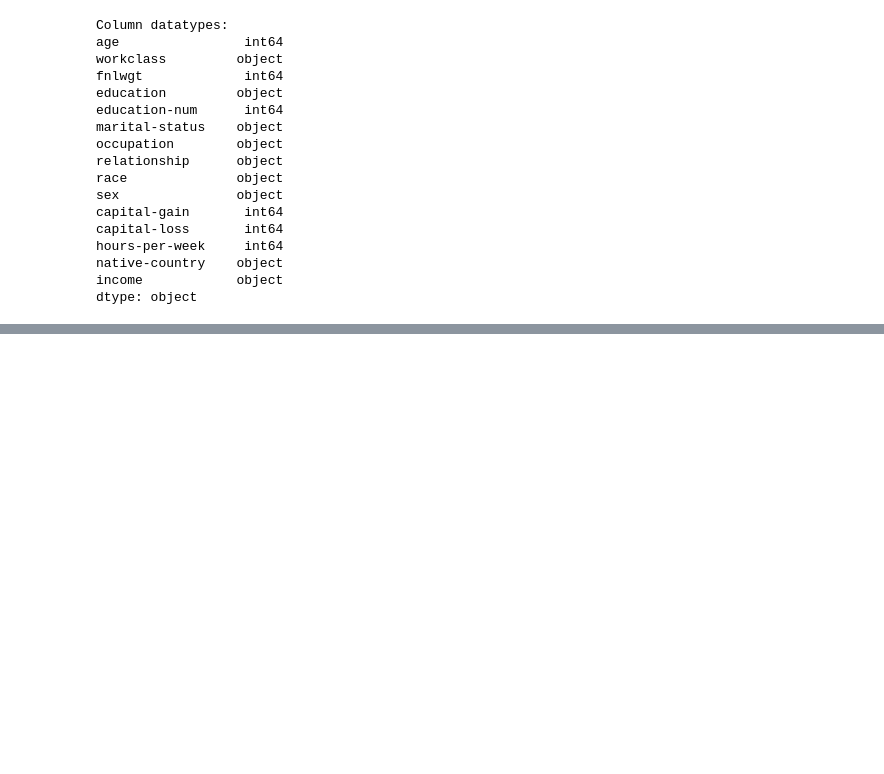
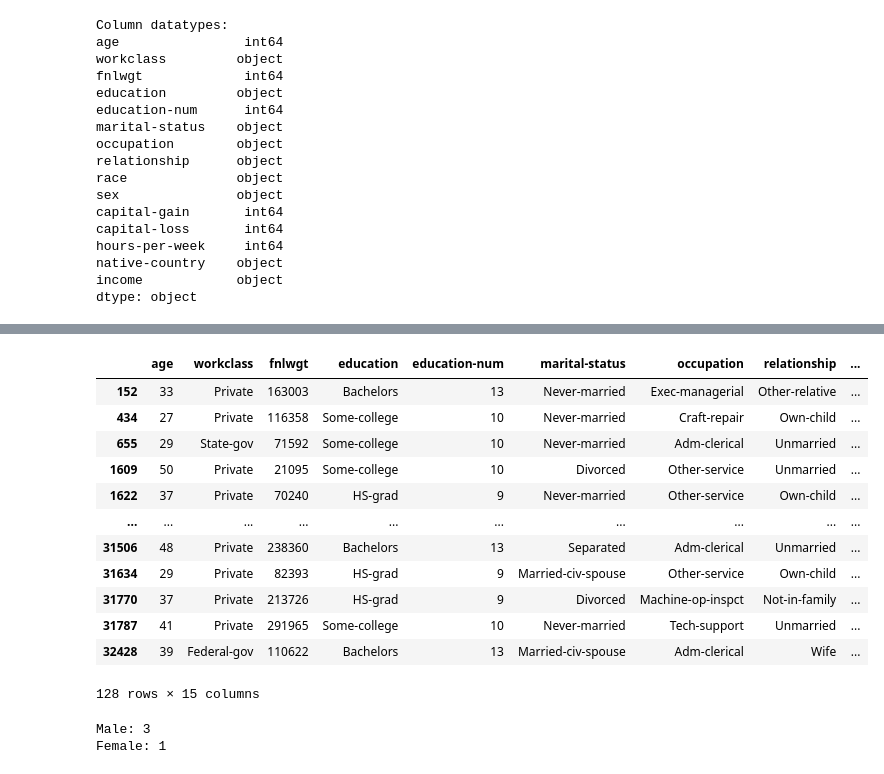
Before and after one commit to KrimssmirK/CCDATS1L_PROJECT_COM-ML201, a Jupyter notebook: Data_Science_1_Project.ipynb, the cells around one changed output, grey strips where cells are left out. Saved outputs shown, nothing was run; the diff lists cells and outputs as text; code cells hidden in the pictures; blank space fills up the shorter version.

```diff
--- a/Data_Science_1_Project.ipynb
+++ b/Data_Science_1_Project.ipynb
@@ -98,11 +129,3 @@ hours-per-week     int64
 native-country    object
 income            object
 dtype: object
-# %%
-# getting all the columns with string/mixed type values
-str_cols = list(dataset.columns)
-for col in str_cols:
-  if type(col) is int:
-    str_cols.remove(col)
-
-str_cols
@@ -125 +134,6 @@ str_cols
+# %%
+# remove extra space
+for col in dataset.columns:
+  if dataset[col].dtype != "int64":
+    dataset[col] = dataset[col].str.strip()
 # %% [markdown]
@@ -144,0 +175,5 @@ oldest age: 90
+# %%
+# remove rows that has '?' value in workclass
+workclass = dataset["workclass"]
+indices = dataset[workclass == "?"].index
+dataset = dataset.drop(indices)
@@ -180,0 +208,5 @@ array([' State-gov', ' Self-emp-not-inc', ' Private', ' Federal-gov',
+# %%
+# create a dataset for PH
+country = dataset["native-country"]
+ph_ds = dataset[country == "Philippines"]
+ph_ds.head(5)
@@ -180,0 +220,24 @@ array([' State-gov', ' Self-emp-not-inc', ' Private', ' Federal-gov',
+# %%
+income = ph_ds["income"]
+ph_ds[income == "<=50K"]
+# %% [output]
+|  | age | workclass | fnlwgt | education | education-num | marital-status | occupation | relationship | ... |
+| 152 | 33 | Private | 163003 | Bachelors | 13 | Never-married | Exec-managerial | Other-relative | ... |
+| 434 | 27 | Private | 116358 | Some-college | 10 | Never-married | Craft-repair | Own-child | ... |
+| 655 | 29 | State-gov | 71592 | Some-college | 10 | Never-married | Adm-clerical | Unmarried | ... |
+| 1609 | 50 | Private | 21095 | Some-college | 10 | Divorced | Other-service | Unmarried | ... |
+| 1622 | 37 | Private | 70240 | HS-grad | 9 | Never-married | Other-service | Own-child | ... |
+| ... | ... | ... | ... | ... | ... | ... | ... | ... | ... |
+| 31506 | 48 | Private | 238360 | Bachelors | 13 | Separated | Adm-clerical | Unmarried | ... |
+| 31634 | 29 | Private | 82393 | HS-grad | 9 | Married-civ-spouse | Other-service | Own-child | ... |
+| 31770 | 37 | Private | 213726 | HS-grad | 9 | Divorced | Machine-op-inspct | Not-in-family | ... |
+| 31787 | 41 | Private | 291965 | Some-college | 10 | Never-married | Tech-support | Unmarried | ... |
+| 32428 | 39 | Federal-gov | 110622 | Bachelors | 13 | Married-civ-spouse | Adm-clerical | Wife | ... |
+128 rows × 15 columns
+# %%
+sex = ph_ds["sex"]
+print("Male:", ph_ds[sex == "Male"]["education-num"].min())
+print("Female:", ph_ds[sex == "Female"]["education-num"].min())
+# %% [output]
+Male: 3
+Female: 1
```
Also changed, not shown: parts of 24 cells of this notebook.
